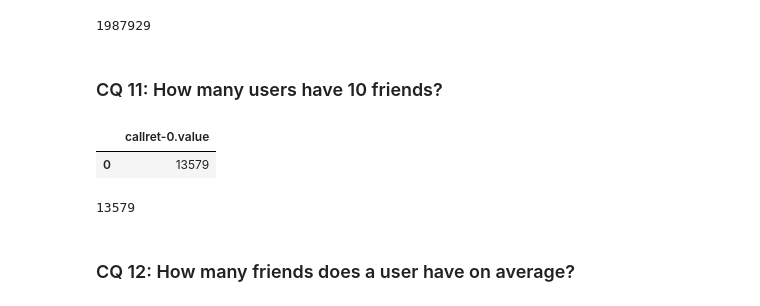
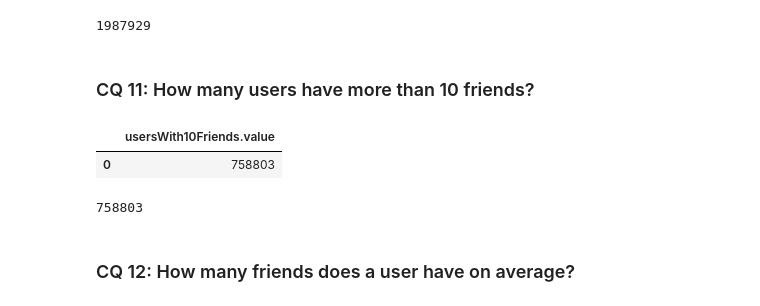
Before and after one commit to MadsCorfixen/The-Yelp-Collaborative-Knowledge-Graph, a Jupyter notebook: Code/CompetencyQuestions/yelp_competency_question.ipynb, the cells around one changed output. Saved outputs shown, nothing was run; the diff lists cells and outputs as text; code cells hidden in the pictures.

```diff
--- a/Code/CompetencyQuestions/yelp_competency_question.ipynb
+++ b/Code/CompetencyQuestions/yelp_competency_question.ipynb
@@ -255,30 +253,30 @@ reviews.drop_duplicates(subset=['user_id']).shape[0]
 # %% [output]
 1987929
 # %% [markdown]
-### CQ 11: How many users have 10 friends?
+### CQ 11: How many users have more than 10 friends?
 # %%
 sparql_query = """
 SELECT COUNT(*) as ?usersWith10Friends
 WHERE {
     SELECT ?user COUNT(?friend) AS ?countUsers
     WHERE {
-        ?user rdfs:Class schema:Person .
+        ?user rdf:type schema:Person .
         ?user schema:knows ?friend .
     }
     GROUP BY ?user
-    HAVING (COUNT(?friend) = 10)
+    HAVING (COUNT(?friend) > 10)
 }
 """
 
 run_query(query=sparql_query, as_dataframe=True)
 # %% [output]
-|  | callret-0.value |
-| 0 | 13579 |
+|  | usersWith10Friends.value |
+| 0 | 758803 |
 # %%
 users["amountFriends"] = users["friends"].apply(lambda x: len(x.split(",")))
-users[users["amountFriends"] == 10].shape[0]
+users[users["amountFriends"] > 10].shape[0]
 # %% [output]
-13579
+758803
 # %% [markdown]
 ### CQ 12: How many friends does a user have on average?
 # %%
```
Also changed, not shown: parts of 3 cells of this notebook, 1 other file.
